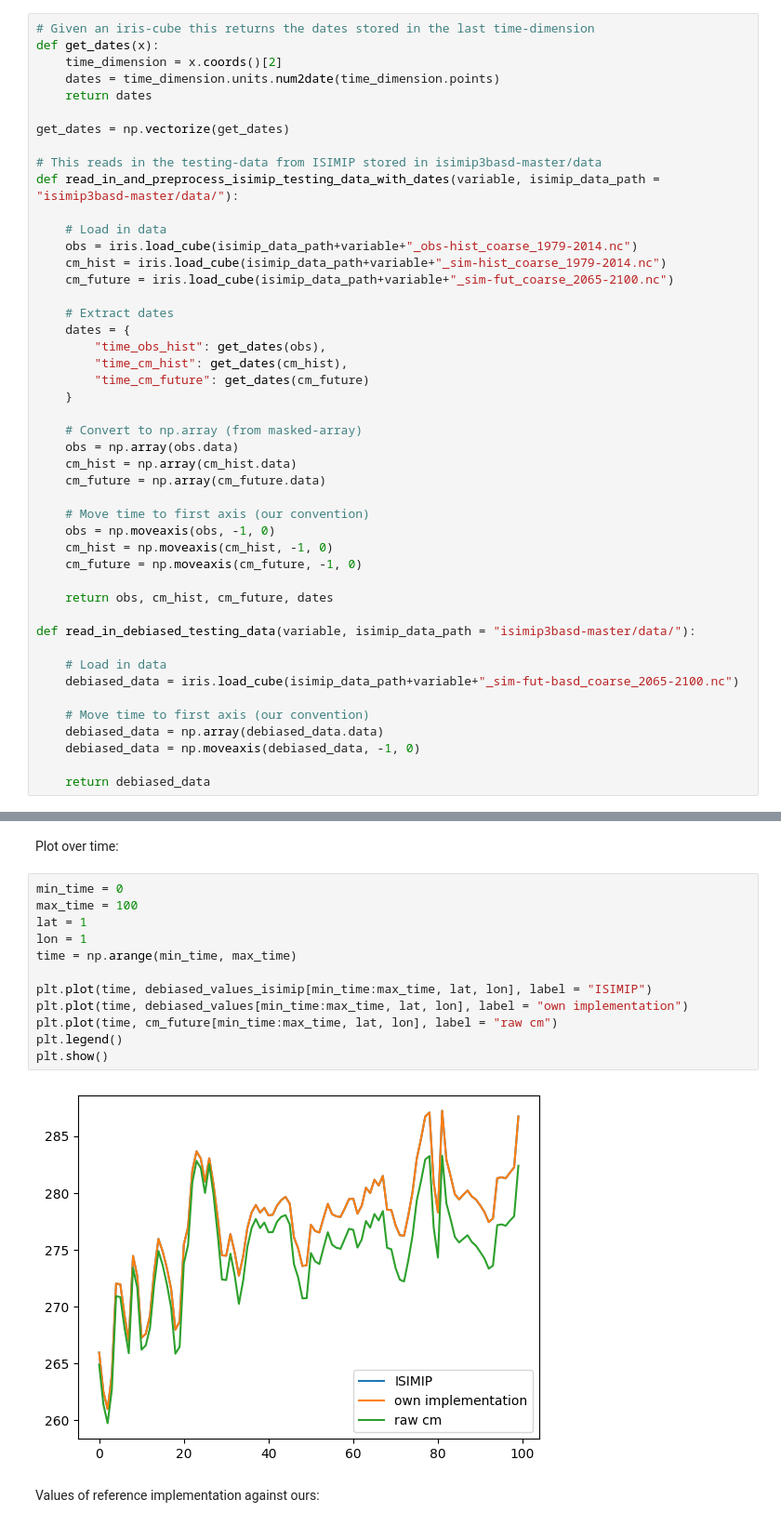
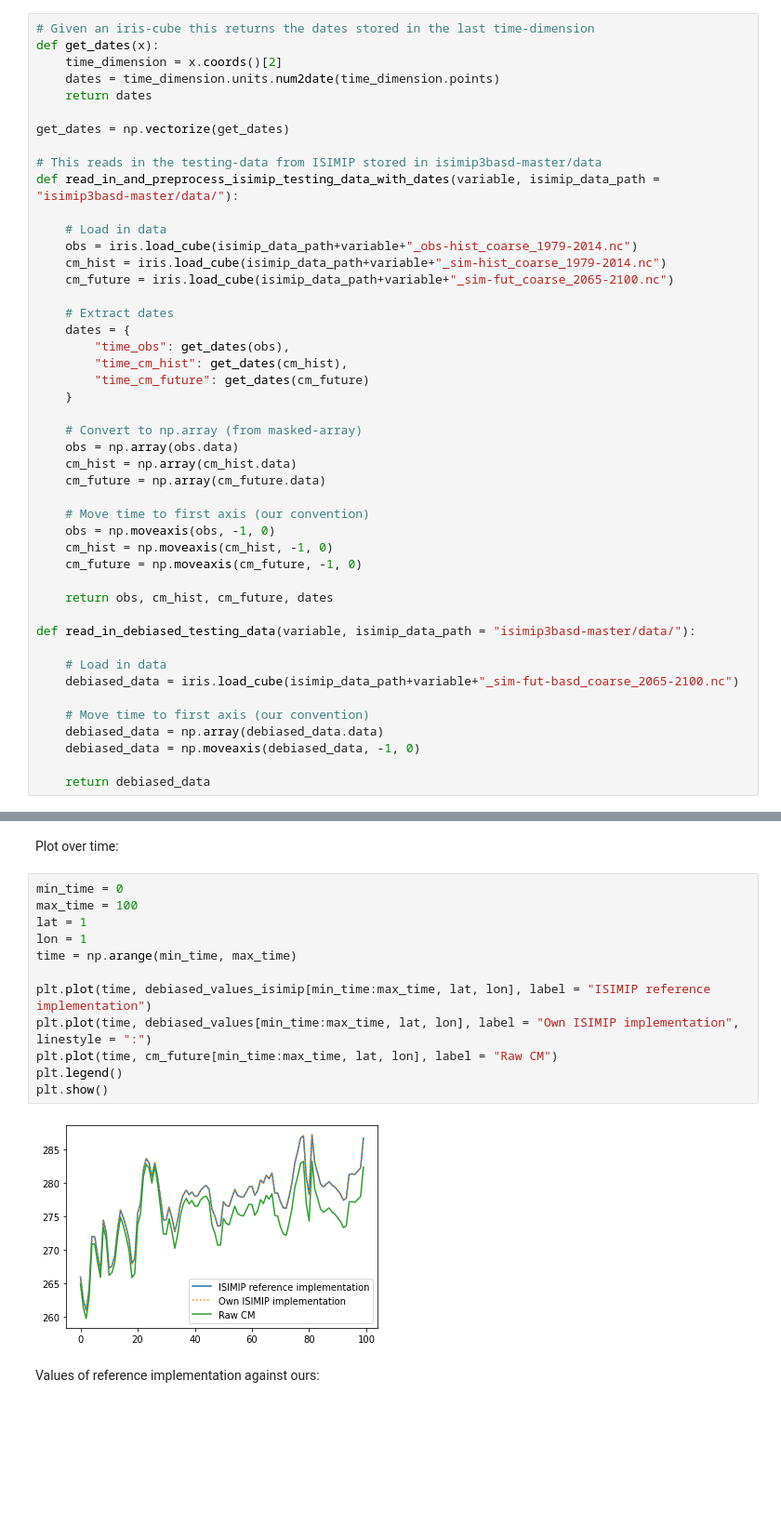
Before and after one commit to ecmwf-projects/ibicus, a Jupyter notebook: notebooks/isimip_consistency.ipynb, the cells around one changed output, grey strips where cells are left out. Shown at 93% size. Saved outputs shown, nothing was run; the diff lists cells and outputs as text; blank space fills up the shorter version.

Commit message:
Cleaned up isimip options + documentation on abstract from_variable

```diff
--- a/notebooks/isimip_consistency.ipynb
+++ b/notebooks/isimip_consistency.ipynb
@@ -93,7 +93,7 @@ def read_in_and_preprocess_isimip_testing_data_with_dates(variable, isimip_data_
 
     # Extract dates
     dates = {
-        "time_obs_hist": get_dates(obs),
+        "time_obs": get_dates(obs),
         "time_cm_hist": get_dates(cm_hist),
         "time_cm_future": get_dates(cm_future)
     }
@@ -144,17 +144,17 @@ Plot over time:
 # %%
 min_time = 0
 max_time = 100
 lat = 1
 lon = 1
 time = np.arange(min_time, max_time)
 
-plt.plot(time, debiased_values_isimip[min_time:max_time, lat, lon], label = "ISIMIP")
-plt.plot(time, debiased_values[min_time:max_time, lat, lon], label = "own implementation")
-plt.plot(time, cm_future[min_time:max_time, lat, lon], label = "raw cm")
+plt.plot(time, debiased_values_isimip[min_time:max_time, lat, lon], label = "ISIMIP reference implementation")
+plt.plot(time, debiased_values[min_time:max_time, lat, lon], label = "Own ISIMIP implementation", linestyle = ":")
+plt.plot(time, cm_future[min_time:max_time, lat, lon], label = "Raw CM")
 plt.legend()
 plt.show()
 # %% [output]
-[figure, old version]
+[figure, new version]
 # %% [markdown]
 Values of reference implementation against ours:
 # %%
```
Also changed, not shown: parts of 30 cells of this notebook, 4 other files.
